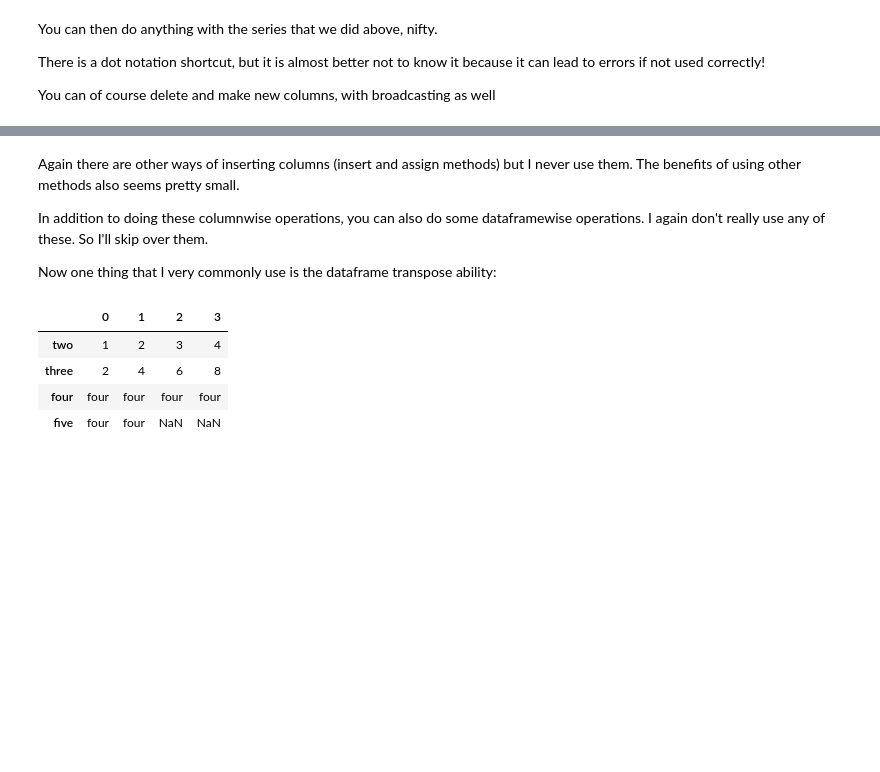
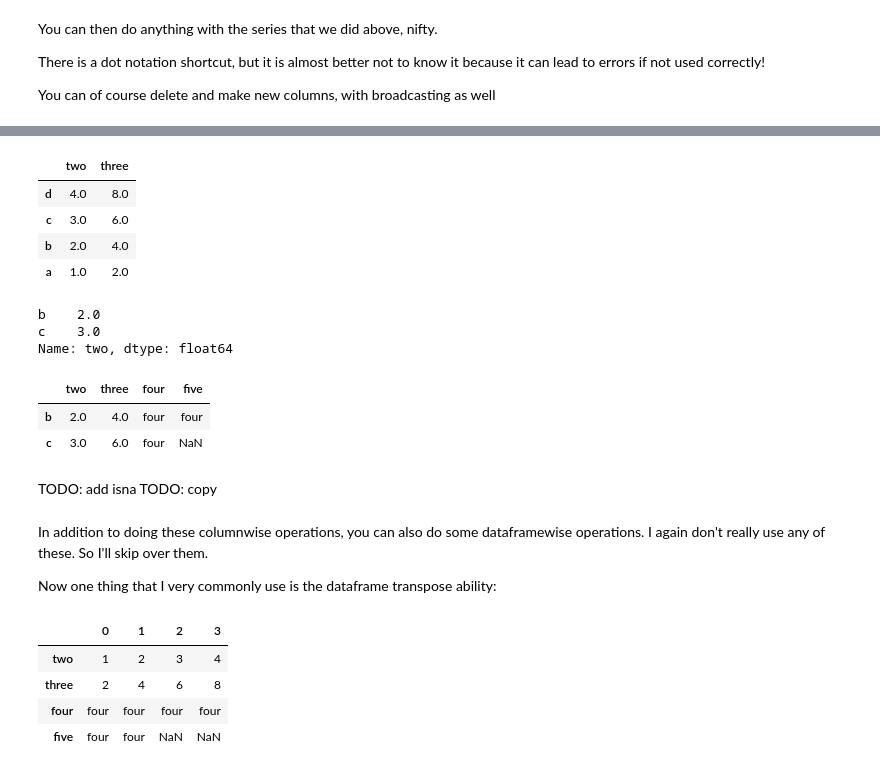
Before and after one commit to knathanieltucker/pandas-tutorial, a Jupyter notebook: Pandas Intro to Data Structures.ipynb, the cells around one changed output, grey strips where cells are left out. Cells and saved outputs as stored; diff of their text form; code cells hidden in the pictures; blank space fills up the shorter version.

```diff
--- a/Pandas Intro to Data Structures.ipynb
+++ b/Pandas Intro to Data Structures.ipynb
@@ -243,6 +274,28 @@ df
+# %%
+df.loc['d':'a':-1, 'two':'three']
+# %% [output]
+|  | two | three |
+| d | 4.0 | 8.0 |
+| c | 3.0 | 6.0 |
+| b | 2.0 | 4.0 |
+| a | 1.0 | 2.0 |
+# %%
+# select rows and columns by their ordering
+df.iloc[1:3, 0]
+# %% [output]
+b    2.0
+c    3.0
+Name: two, dtype: float64
+# %%
+df.iloc[1:3]
+# %% [output]
+|  | two | three | four | five |
+| b | 2.0 | 4.0 | four | four |
+| c | 3.0 | 6.0 | four | NaN |
+# %% [markdown]
+TODO: add isna
+TODO: copy
 # %% [markdown]
-Again there are other ways of inserting columns (insert and assign methods) but I never use them. The benefits of using other methods also seems pretty small.
-
 In addition to doing these columnwise operations, you can also do some dataframewise operations. I again don't really use any of these. So I'll skip over them.
 
 Now one thing that I very commonly use is the dataframe transpose ability:
```
Also changed, not shown: parts of 20 cells of this notebook, 4 other files.
